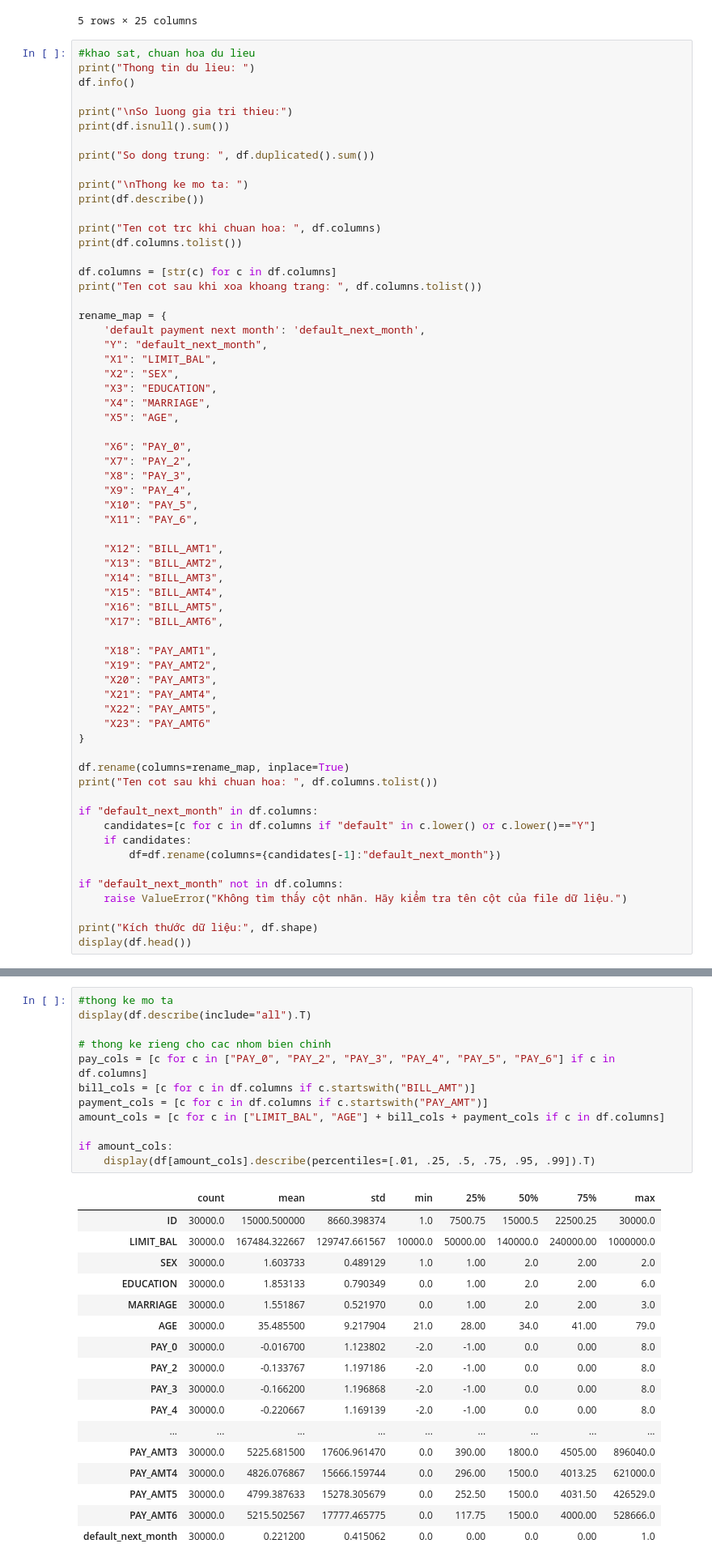
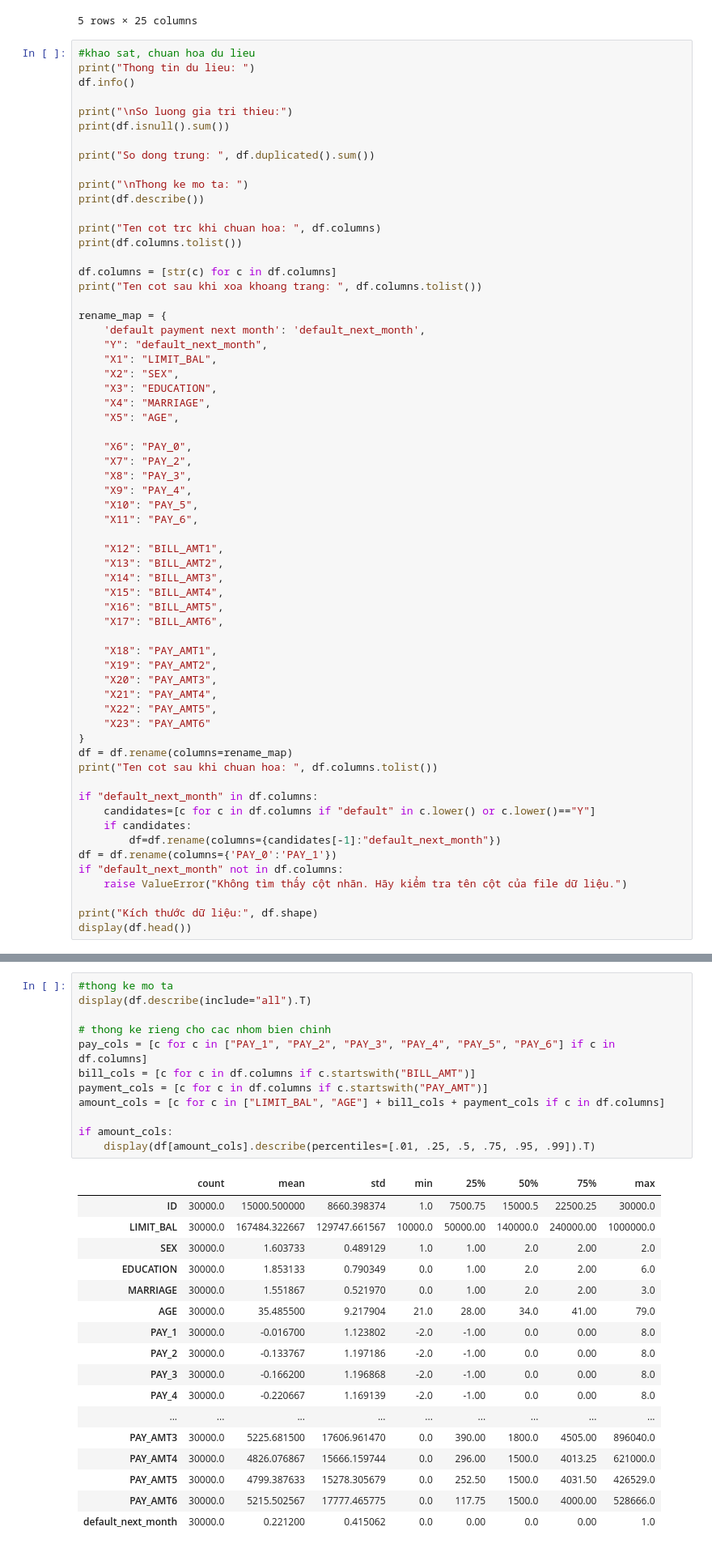
Before and after one commit to Nguen-03/ML_report, a Jupyter notebook: notebook/EDA.ipynb, the cells around one changed output, grey strips where cells are left out. Shown at 81% size. Drawn from its saved outputs; the diff is of its cells as text.

```diff
--- a/notebook/EDA.ipynb
+++ b/notebook/EDA.ipynb
@@ -69,15 +69,14 @@ rename_map = {
     "X22": "PAY_AMT5",
     "X23": "PAY_AMT6"
 }
-
-df.rename(columns=rename_map, inplace=True)
+df = df.rename(columns=rename_map)
 print("Ten cot sau khi chuan hoa: ", df.columns.tolist())
 
 if "default_next_month" in df.columns:
     candidates=[c for c in df.columns if "default" in c.lower() or c.lower()=="Y"]
     if candidates:
         df=df.rename(columns={candidates[-1]:"default_next_month"})
-
+df = df.rename(columns={'PAY_0':'PAY_1'})
 if "default_next_month" not in df.columns:
     raise ValueError("Không tìm thấy cột nhãn. Hãy kiểm tra tên cột của file dữ liệu.")
 
@@ -148,24 +145,24 @@ ID duy nhat:  30000 / 30000
 # %%
 #thong ke mo ta
 display(df.describe(include="all").T)
 
 # thong ke rieng cho cac nhom bien chinh
-pay_cols = [c for c in ["PAY_0", "PAY_2", "PAY_3", "PAY_4", "PAY_5", "PAY_6"] if c in df.columns]
+pay_cols = [c for c in ["PAY_1", "PAY_2", "PAY_3", "PAY_4", "PAY_5", "PAY_6"] if c in df.columns]
 bill_cols = [c for c in df.columns if c.startswith("BILL_AMT")]
 payment_cols = [c for c in df.columns if c.startswith("PAY_AMT")]
 amount_cols = [c for c in ["LIMIT_BAL", "AGE"] + bill_cols + payment_cols if c in df.columns]
 
 if amount_cols:
     display(df[amount_cols].describe(percentiles=[.01, .25, .5, .75, .95, .99]).T)
 # %% [output]
 |  | count | mean | std | min | 25% | 50% | 75% | max |
 | ID | 30000.0 | 15000.500000 | 8660.398374 | 1.0 | 7500.75 | 15000.5 | 22500.25 | 30000.0 |
 | LIMIT_BAL | 30000.0 | 167484.322667 | 129747.661567 | 10000.0 | 50000.00 | 140000.0 | 240000.00 | 1000000.0 |
 | SEX | 30000.0 | 1.603733 | 0.489129 | 1.0 | 1.00 | 2.0 | 2.00 | 2.0 |
 | EDUCATION | 30000.0 | 1.853133 | 0.790349 | 0.0 | 1.00 | 2.0 | 2.00 | 6.0 |
 | MARRIAGE | 30000.0 | 1.551867 | 0.521970 | 0.0 | 1.00 | 2.0 | 2.00 | 3.0 |
 | AGE | 30000.0 | 35.485500 | 9.217904 | 21.0 | 28.00 | 34.0 | 41.00 | 79.0 |
-| PAY_0 | 30000.0 | -0.016700 | 1.123802 | -2.0 | -1.00 | 0.0 | 0.00 | 8.0 |
+| PAY_1 | 30000.0 | -0.016700 | 1.123802 | -2.0 | -1.00 | 0.0 | 0.00 | 8.0 |
 | PAY_2 | 30000.0 | -0.133767 | 1.197186 | -2.0 | -1.00 | 0.0 | 0.00 | 8.0 |
 | PAY_3 | 30000.0 | -0.166200 | 1.196868 | -2.0 | -1.00 | 0.0 | 0.00 | 8.0 |
 | PAY_4 | 30000.0 | -0.220667 | 1.169139 | -2.0 | -1.00 | 0.0 | 0.00 | 8.0 |
```
Also changed, not shown: parts of 6 cells of this notebook, 7 other files.
